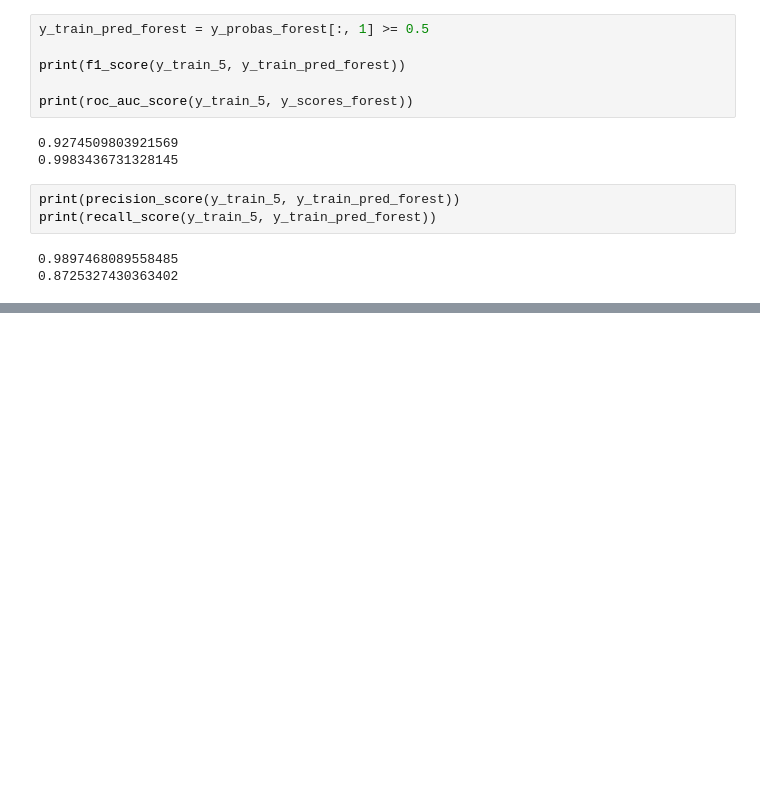
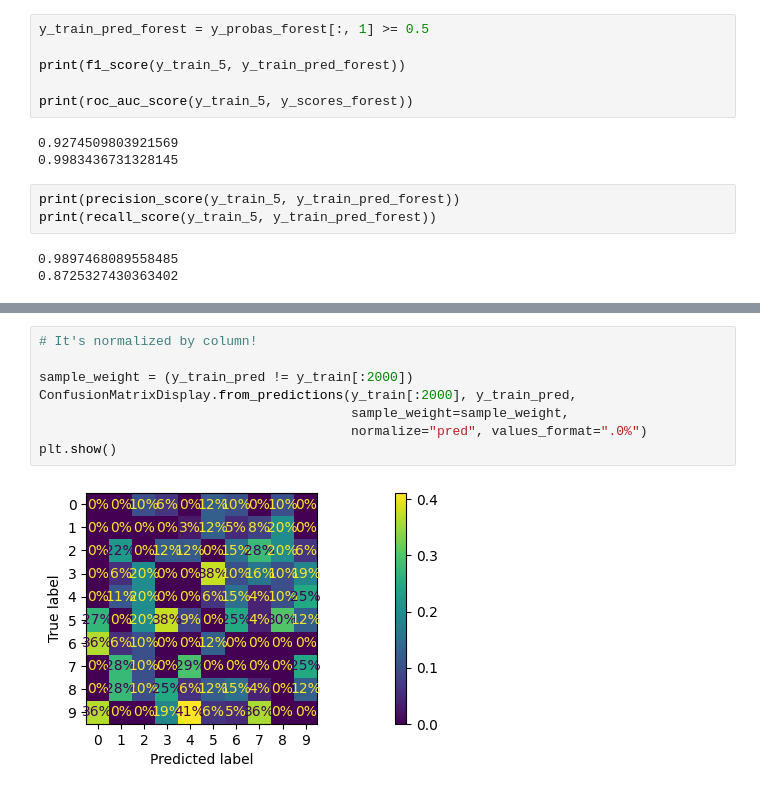
Before and after one commit to SanriGirdabi/Machine-Learning-Series, a Jupyter notebook: Classification/MNIST.ipynb, the cells around one changed output, grey strips where cells are left out. Saved outputs shown, nothing was run; the diff lists cells and outputs as text; blank space fills up the shorter version.

```diff
--- a/Classification/MNIST.ipynb
+++ b/Classification/MNIST.ipynb
@@ -220,0 +302,10 @@ array([0.89, 0.01, 0.04, ..., 0.98, 0.08, 0.06])
+# %%
+# It's normalized by column!
+
+sample_weight = (y_train_pred != y_train[:2000])
+ConfusionMatrixDisplay.from_predictions(y_train[:2000], y_train_pred,
+                                        sample_weight=sample_weight,
+                                        normalize="pred", values_format=".0%")
+plt.show()
+# %% [output]
+[figure, added]
```
Also changed, not shown: parts of 20 cells of this notebook, 1 other file.
